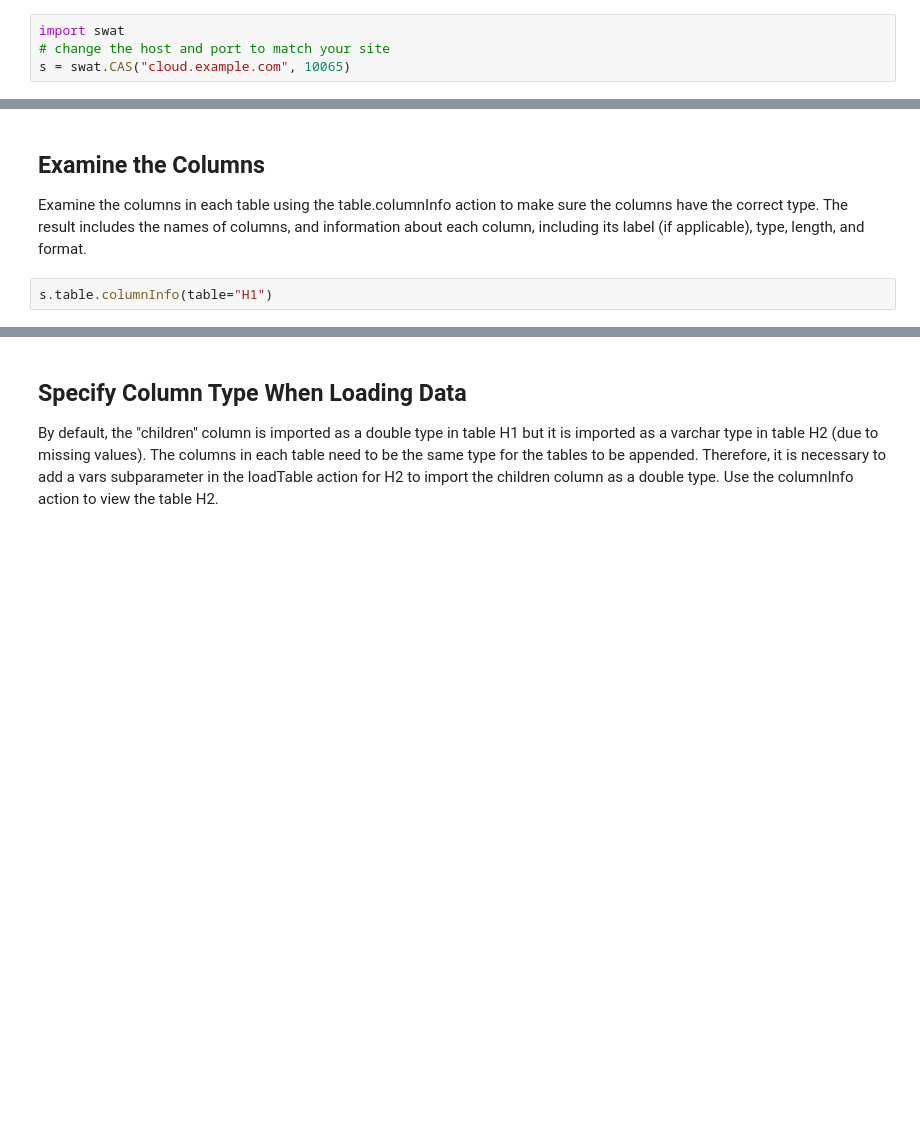
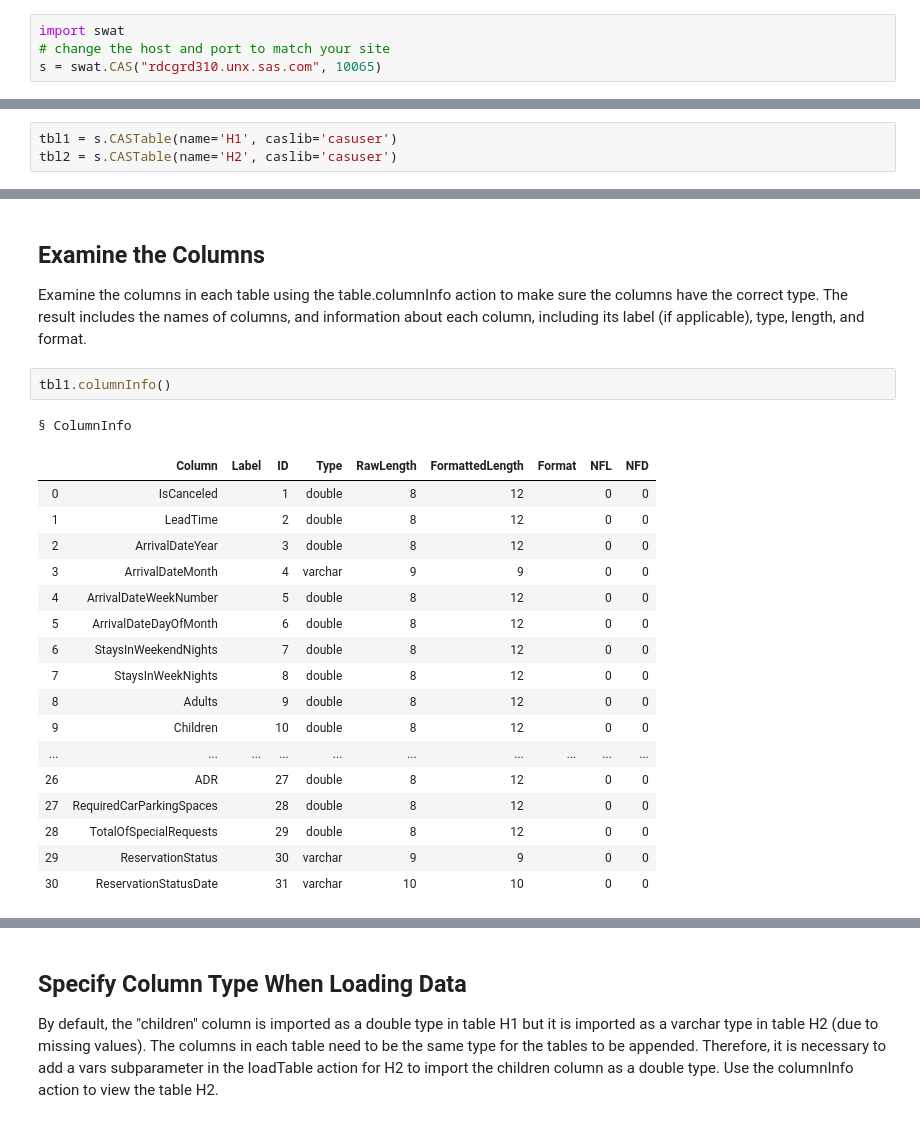
Before and after one commit to sassoftware/sas-viya-programming, a Jupyter notebook: python/hotelbooking/Hotel Booking Demand.ipynb, the cells around one changed output, grey strips where cells are left out. Drawn from its saved outputs; the diff is of its cells as text; blank space fills up the shorter version.

```diff
--- a/python/hotelbooking/Hotel Booking Demand.ipynb
+++ b/python/hotelbooking/Hotel Booking Demand.ipynb
@@ -9,7 +9,7 @@ Load the SWAT library and then create a connection to the CAS server using the C
 # %%
 import swat
 # change the host and port to match your site
-s = swat.CAS("cloud.example.com", 10065)
+s = swat.CAS("rdcgrd310.unx.sas.com", 10065)
 # %% [markdown]
 # Load the Data
 
@@ -41 +59,4 @@ s.table.loadTable(path="H2.csv",
+# %%
+tbl1 = s.CASTable(name='H1', caslib='casuser')
+tbl2 = s.CASTable(name='H2', caslib='casuser')
 # %% [markdown]
@@ -55,4 +77,23 @@ s.table.recordCount(table={"caslib":"casuser",
 
 Examine the columns in each table using the table.columnInfo action to make sure the columns have the correct type. The result includes the names of columns, and information about each column, including its label (if applicable), type, length, and format.
 # %%
-s.table.columnInfo(table="H1")
+tbl1.columnInfo()
+# %% [output]
+§ ColumnInfo
+|  | Column | Label | ID | Type | RawLength | FormattedLength | Format | NFL | NFD |
+| 0 | IsCanceled |  | 1 | double | 8 | 12 |  | 0 | 0 |
+| 1 | LeadTime |  | 2 | double | 8 | 12 |  | 0 | 0 |
+| 2 | ArrivalDateYear |  | 3 | double | 8 | 12 |  | 0 | 0 |
+| 3 | ArrivalDateMonth |  | 4 | varchar | 9 | 9 |  | 0 | 0 |
+| 4 | ArrivalDateWeekNumber |  | 5 | double | 8 | 12 |  | 0 | 0 |
+| 5 | ArrivalDateDayOfMonth |  | 6 | double | 8 | 12 |  | 0 | 0 |
+| 6 | StaysInWeekendNights |  | 7 | double | 8 | 12 |  | 0 | 0 |
+| 7 | StaysInWeekNights |  | 8 | double | 8 | 12 |  | 0 | 0 |
+| 8 | Adults |  | 9 | double | 8 | 12 |  | 0 | 0 |
+| 9 | Children |  | 10 | double | 8 | 12 |  | 0 | 0 |
+| ... | ... | ... | ... | ... | ... | ... | ... | ... | ... |
+| 26 | ADR |  | 27 | double | 8 | 12 |  | 0 | 0 |
+| 27 | RequiredCarParkingSpaces |  | 28 | double | 8 | 12 |  | 0 | 0 |
+| 28 | TotalOfSpecialRequests |  | 29 | double | 8 | 12 |  | 0 | 0 |
+| 29 | ReservationStatus |  | 30 | varchar | 9 | 9 |  | 0 | 0 |
+| 30 | ReservationStatusDate |  | 31 | varchar | 10 | 10 |  | 0 | 0 |
```
Also changed, not shown: parts of 46 cells of this notebook.
